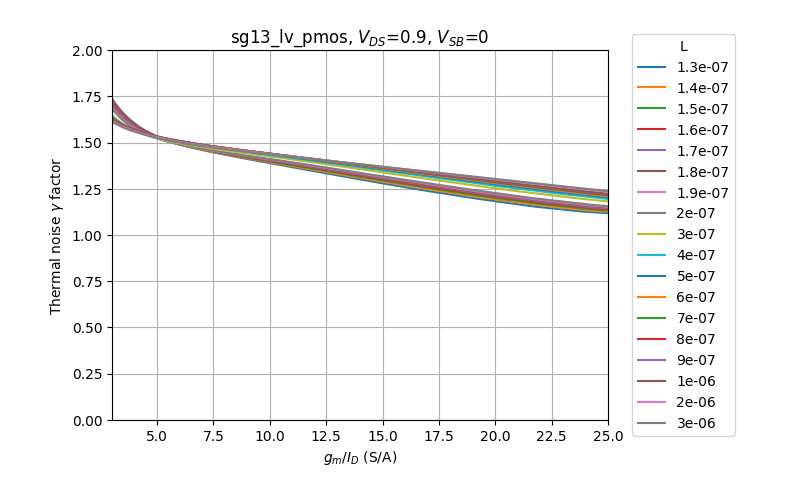
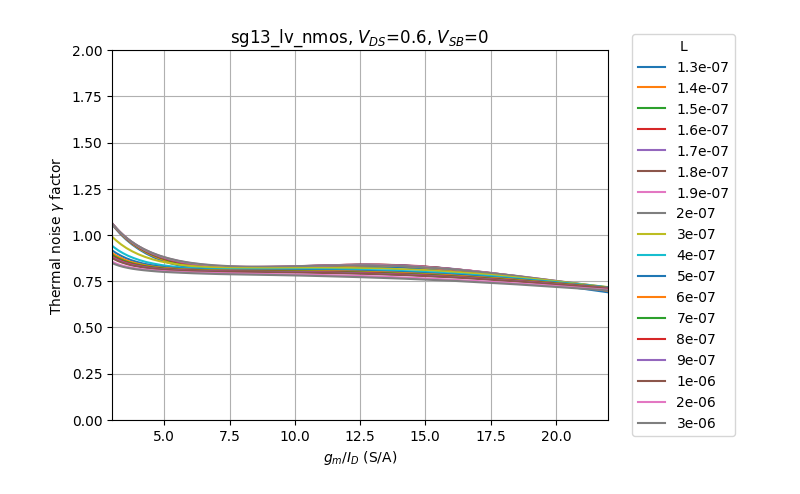
Before and after one commit to tatuc/Book-on-gm-ID-design, a Jupyter notebook: starter_files_open_source_tools/ihp-sg13g2/techsweep_plots_from_mat.ipynb, the cells around one changed output. Drawn from its saved outputs; the diff is of its cells as text; code cells hidden in the pictures.

```diff
--- a/starter_files_open_source_tools/ihp-sg13g2/techsweep_plots_from_mat.ipynb
+++ b/starter_files_open_source_tools/ihp-sg13g2/techsweep_plots_from_mat.ipynb
@@ -4,7 +4,7 @@ import scipy.constants as sc
 import matplotlib.pyplot as plt
 from pygmid import Lookup as lk
 # %%
-choice = 1  #start from 0
+choice = 0  #start from 0
 devices = ['sg13_lv_nmos', 'sg13_lv_pmos', 'sg13_hv_nmos', 'sg13_hv_pmos']
 # widths used for characterization
 w = np.array([5, 5, 5, 5])
@@ -115,20 +115,20 @@ plt.show()
 # %%
 # plot gamma versus gm/ID for all L
 gamma = fet.lookup('STH_GM', L=l, VDS=VDS1, VSB=VSB1) / (4*sc.Boltzmann*300)
 
 fig, ax = plt.subplots()
 ax.plot(gm_id2.transpose(), gamma.transpose())
 ax.legend(loc='center right', bbox_to_anchor=(1.27, 0.5), title='L', labels=l.tolist())
-plt.xlim(3, 25)
+plt.xlim(3, 22)
 plt.ylim(0, 2)
 plt.xlabel('$g_m/I_D$ (S/A)')
 plt.ylabel('Thermal noise $\gamma$ factor')
 plt.grid(which='minor')
 plt.grid(which='major')
 plt.title(devices[choice]+', $V_{DS}$='+str(VDS1)+', $V_{SB}$='+str(VSB1))
 plt.show()
 # %% [output]
-[figure, old version]
+[figure, new version]
 # %%
 # plot flicker noise drain current at 1Hz versus gm/ID for all L
 sfl = fet.lookup('SFL', L=l, VDS=VDS1, VSB=VSB1)**0.5
```
Also changed, not shown: parts of 8 cells of this notebook, 16 other files.
